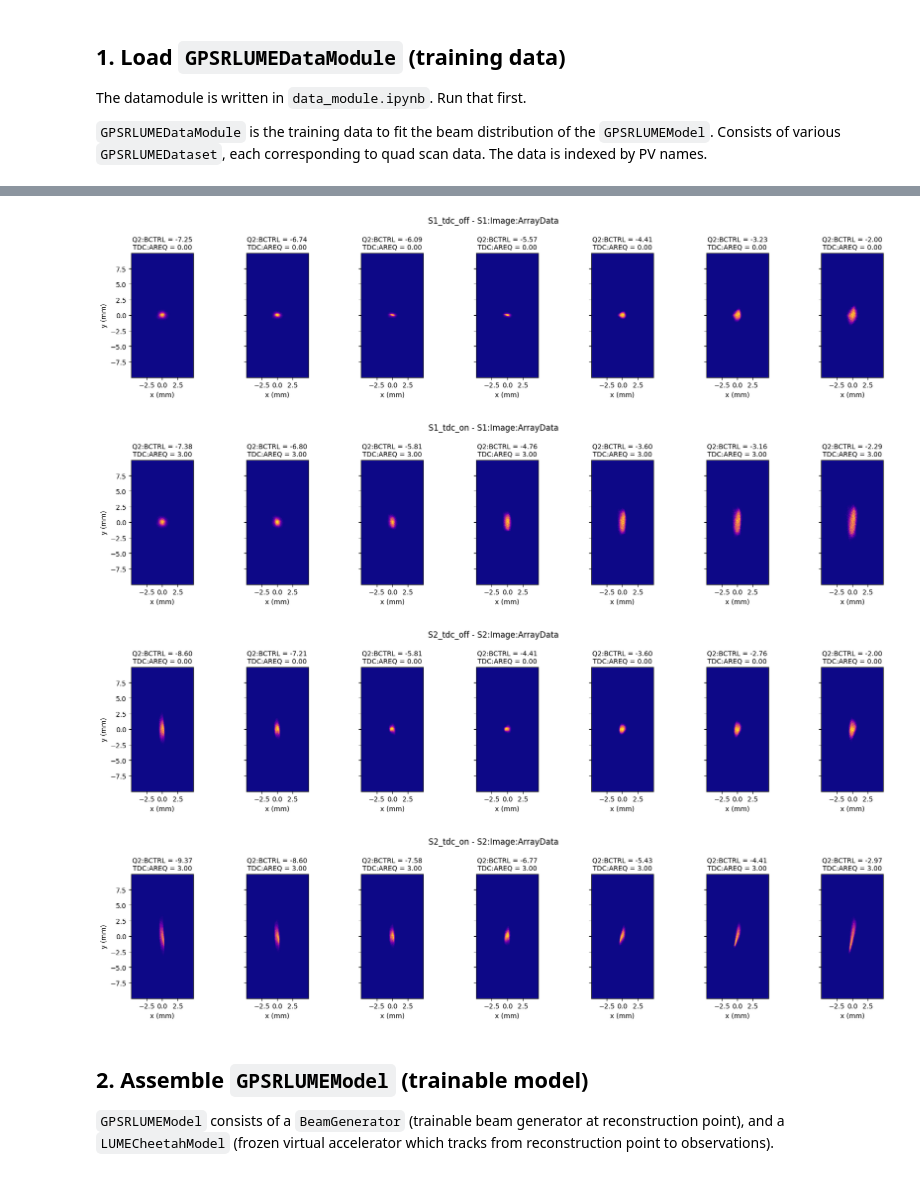
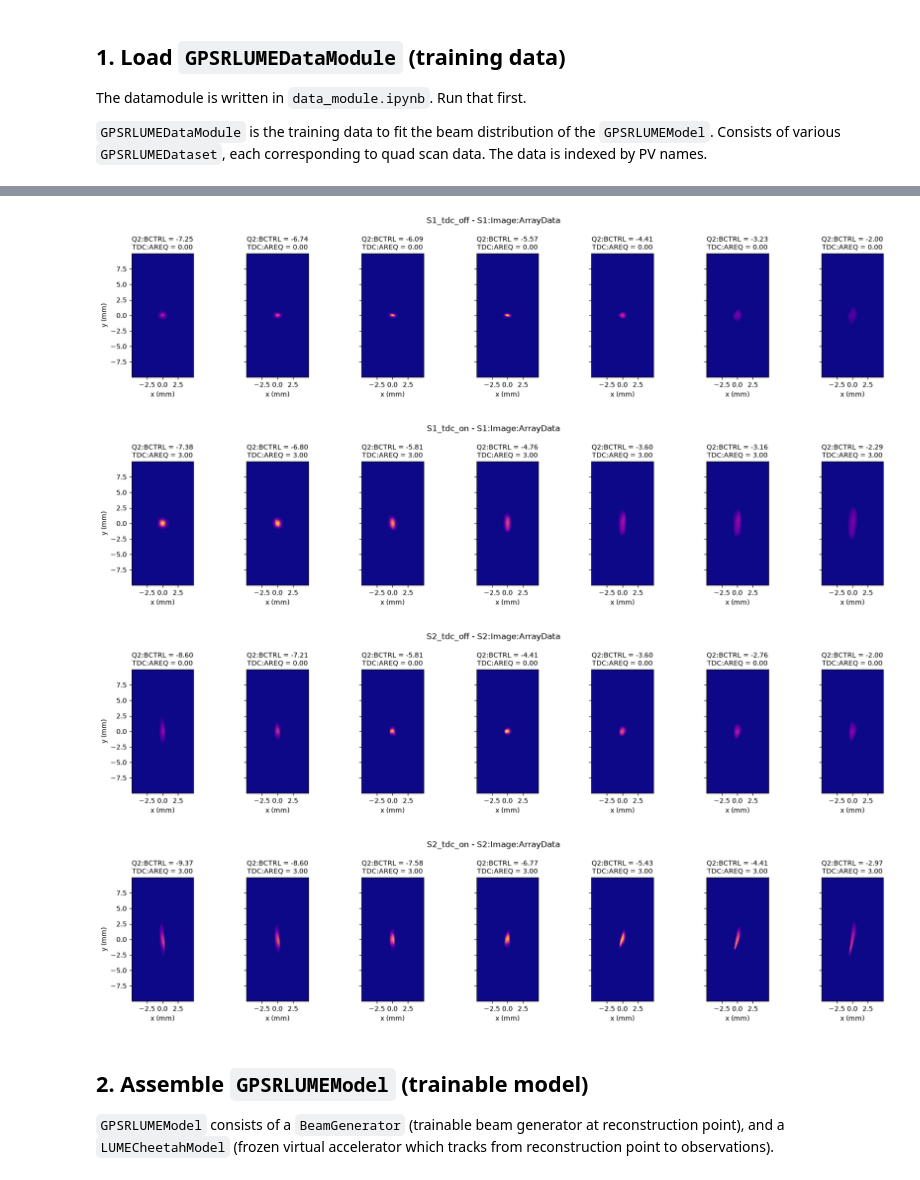
Before and after one commit to roussel-ryan/gpsr, a Jupyter notebook: docs/examples/lume/gpsr_lume_training.ipynb, the cells around one changed output, grey strips where cells are left out. Cells and saved outputs as stored; diff of their text form; code cells hidden in the pictures.

```diff
--- a/docs/examples/lume/gpsr_lume_training.ipynb
+++ b/docs/examples/lume/gpsr_lume_training.ipynb
@@ -77,15 +77,14 @@ GPSRLUMEDataModule(
 # %%
 # plot screen images from all quad scans in the GPSRLUMEDataModule
 figures = plot_multi_source_images(
     images=datamodule.to_observations(),
     sources_spec=datamodule.to_sources_spec(),
     pcolormesh_kwargs={"cmap": "plasma"},
-    normalize_each=True,
 )
 # %% [output]
-[figure, old version]
+[figure, new version]
-[figure, old version]
+[figure, new version]
-[figure, old version]
+[figure, new version]
 [figure]
 # %% [markdown]
 ## 2. Assemble `GPSRLUMEModel` (trainable model)
```
Also changed, not shown: parts of 5 cells of this notebook, 3 other files.
